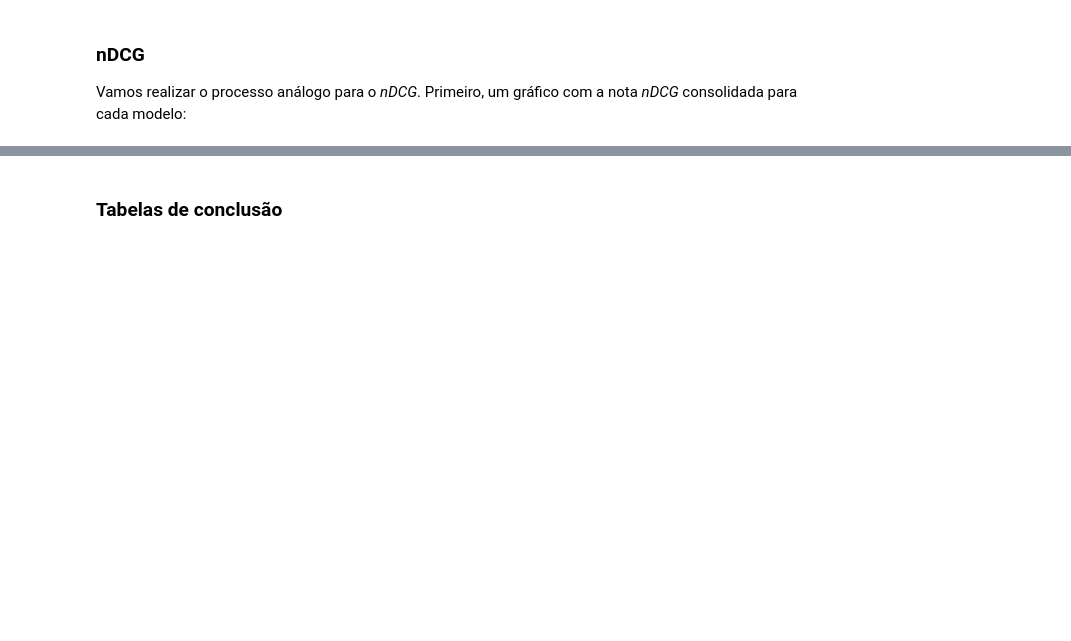
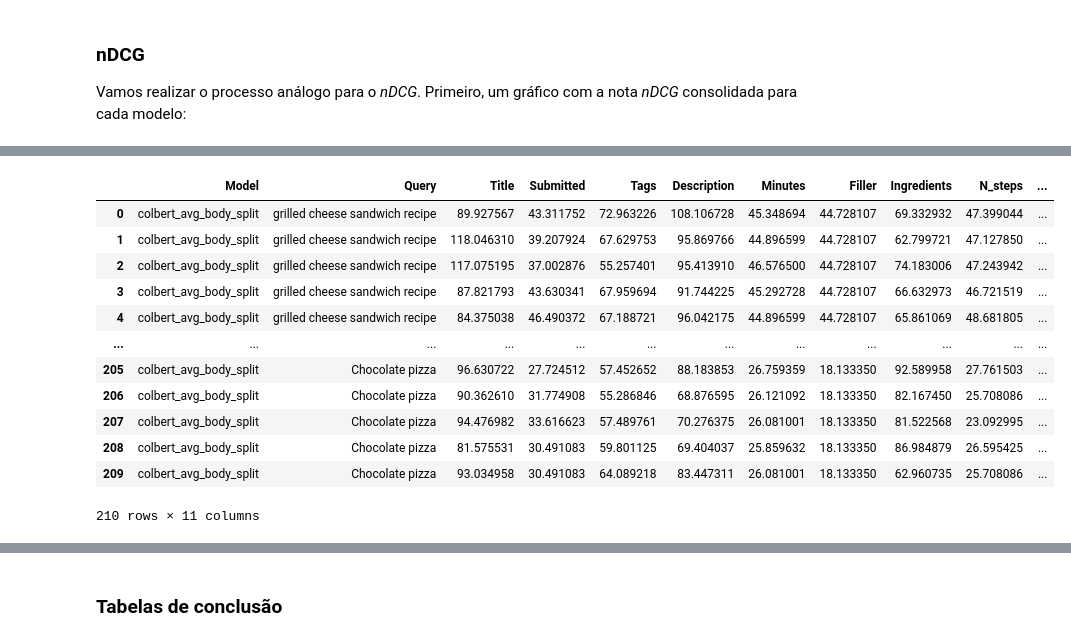
Before and after one commit to VanessaWille/Search_Engine, a Jupyter notebook: models_comparison.ipynb, the cells around one changed output, grey strips where cells are left out. Saved outputs shown, nothing was run; the diff lists cells and outputs as text; code cells hidden in the pictures; blank space fills up the shorter version.

```diff
--- a/models_comparison.ipynb
+++ b/models_comparison.ipynb
@@ -482,0 +507,30 @@ When grouping with a length-1 list-like, you will need to pass a length-1 tuple
+# %%
+# Lê o arquivo de relevância do ColBERT
+relevance = pd.read_excel('output/colbert_relevance.xlsx')
+# Renomeia a coluna Name para Title
+relevance.rename(columns={'Name': 'Title'}, inplace=True)
+# Pega os resultados dos modelos
+colbert_avg_body_split = relevance[relevance['Model'] == 'colbert_avg_body_split'].reset_index(drop=True)
+colbert_max_body_split = relevance[relevance['Model'] == 'colbert_max_body_split'].reset_index(drop=True)
+colbert_avg_body_split_bm25 = relevance[relevance['Model'] == 'colbert_avg_body_split_bm25'].reset_index(drop=True)
+colbert_max_body_split_bm25 = relevance[relevance['Model'] == 'colbert_max_body_split_bm25'].reset_index(drop=True)
+# Dropa duplicatas
+colbert_avg_body_split = colbert_avg_body_split.drop_duplicates()
+colbert_max_body_split = colbert_max_body_split.drop_duplicates()
+colbert_avg_body_split_bm25 = colbert_avg_body_split_bm25.drop_duplicates()
+colbert_max_body_split_bm25 = colbert_max_body_split_bm25.drop_duplicates()
+colbert_avg_body_split
+# %% [output]
+|  | Model | Query | Title | Submitted | Tags | Description | Minutes | Filler | Ingredients | N_steps | ... |
+| 0 | colbert_avg_body_split | grilled cheese sandwich recipe | 89.927567 | 43.311752 | 72.963226 | 108.106728 | 45.348694 | 44.728107 | 69.332932 | 47.399044 | ... |
+| 1 | colbert_avg_body_split | grilled cheese sandwich recipe | 118.046310 | 39.207924 | 67.629753 | 95.869766 | 44.896599 | 44.728107 | 62.799721 | 47.127850 | ... |
+| 2 | colbert_avg_body_split | grilled cheese sandwich recipe | 117.075195 | 37.002876 | 55.257401 | 95.413910 | 46.576500 | 44.728107 | 74.183006 | 47.243942 | ... |
+| 3 | colbert_avg_body_split | grilled cheese sandwich recipe | 87.821793 | 43.630341 | 67.959694 | 91.744225 | 45.292728 | 44.728107 | 66.632973 | 46.721519 | ... |
+| 4 | colbert_avg_body_split | grilled cheese sandwich recipe | 84.375038 | 46.490372 | 67.188721 | 96.042175 | 44.896599 | 44.728107 | 65.861069 | 48.681805 | ... |
+| ... | ... | ... | ... | ... | ... | ... | ... | ... | ... | ... | ... |
+| 205 | colbert_avg_body_split | Chocolate pizza | 96.630722 | 27.724512 | 57.452652 | 88.183853 | 26.759359 | 18.133350 | 92.589958 | 27.761503 | ... |
+| 206 | colbert_avg_body_split | Chocolate pizza | 90.362610 | 31.774908 | 55.286846 | 68.876595 | 26.121092 | 18.133350 | 82.167450 | 25.708086 | ... |
+| 207 | colbert_avg_body_split | Chocolate pizza | 94.476982 | 33.616623 | 57.489761 | 70.276375 | 26.081001 | 18.133350 | 81.522568 | 23.092995 | ... |
+| 208 | colbert_avg_body_split | Chocolate pizza | 81.575531 | 30.491083 | 59.801125 | 69.404037 | 25.859632 | 18.133350 | 86.984879 | 26.595425 | ... |
+| 209 | colbert_avg_body_split | Chocolate pizza | 93.034958 | 30.491083 | 64.089218 | 83.447311 | 26.081001 | 18.133350 | 62.960735 | 25.708086 | ... |
+210 rows × 11 columns
```
Also changed, not shown: parts of 39 cells of this notebook.
